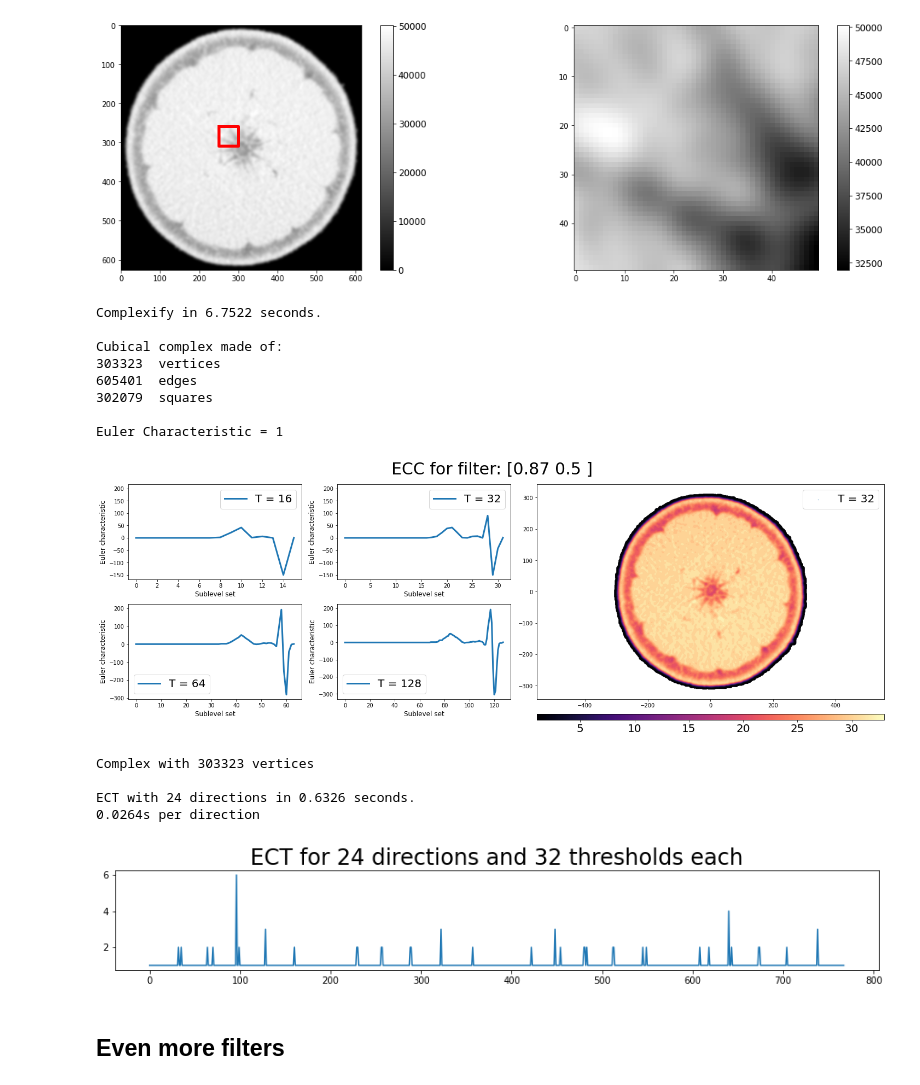
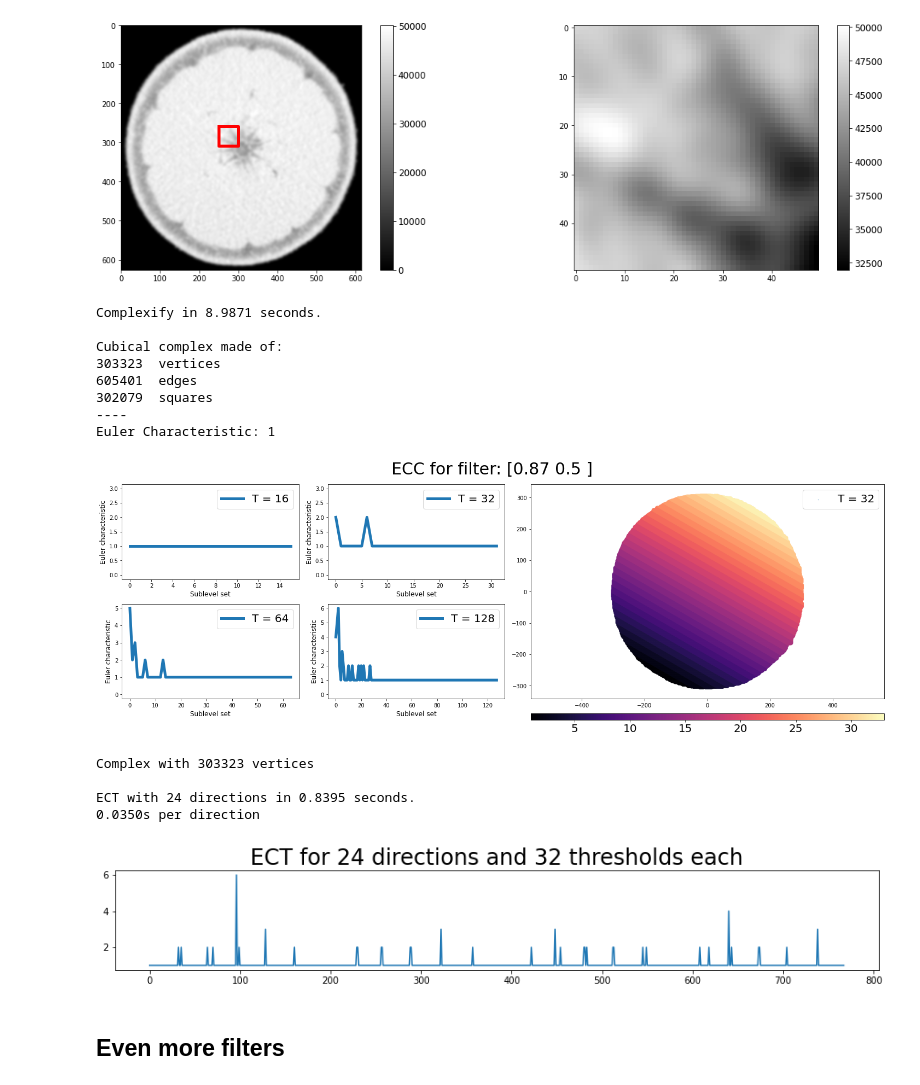
Before and after one commit to amezqui3/demeter, a Jupyter notebook: tutorial/glbio2021_quantify_the_shape_in_biology.ipynb, the cells around one changed output. Cells and saved outputs as stored; diff of their text form; code cells hidden in the pictures.

```diff
--- a/tutorial/glbio2021_quantify_the_shape_in_biology.ipynb
+++ b/tutorial/glbio2021_quantify_the_shape_in_biology.ipynb
@@ -449,4 +338,5 @@ array([[ 1.00000000e+00,  0.00000000e+00],
 # %%
+circle_dirs = dirs.regular_directions(24, dims=leaf.ndim)
 plt.figure(figsize=(6,6))
 plt.axhline(0, color='red')
 plt.axvline(0, color='red')
@@ -513,15 +405,11 @@ plot_ecc_filtration(leaf_coords, LCells, heights, T, title=np.around(direction,2
 # %% [markdown]
 # Step 5: Concatenate to get the Euler Characteristic Transform (ECT)
 # %%
-eq_angles = np.linspace(0, 2*np.pi, num=24, endpoint=False)
-circle_dirs = np.column_stack((np.cos(eq_angles), np.sin(eq_angles)))
-
 t = 32
-
 tic = time.perf_counter()
-ect = brew.ECT(leaf_coords, LCells, circle_dirs, T=t)
+ect = leaf.ECT(circle_dirs, T=t)
 toc = time.perf_counter()
-print("Complex with {} vertices\n".format(len(leaf_coords)))
+print("Complex with {} vertices\n".format(len(leaf.cells[0])))
 print("ECT with {} directions in {:.4f} seconds.\n{:.4f}s per direction".format(len(circle_dirs), toc-tic, (toc-tic)/len(circle_dirs)))
 
 plt.figure(figsize=(15,2))
@@ -614,15 +496,15 @@ ECT with 128 directions in 1.6234 seconds.
 # %% [markdown]
 # Not limited to just directional filters
 # %%
-orange_file = '../data/tiffs/orange_blur.tif'
-orange = tf.imread(orange_file)
+orange_file = '../example_data/orange_blur.tif'
+orange_img = tf.imread(orange_file)
 
 fig, ax = plt.subplots(1,2,figsize=(20,6))
-show = ax[0].imshow(orange, cmap='gray');
+show = ax[0].imshow(orange_img, cmap='gray');
 cbar = plt.colorbar(show, ax=ax[0])
 cbar.ax.tick_params(labelsize=12)
 ax[0].plot([250,250,300,300,250], [260,310,310,260,260], c='red', lw=4)
-show = ax[1].imshow(orange[260:310, 250:300], cmap='gray');
+show = ax[1].imshow(orange_img[260:310, 250:300], cmap='gray');
 cbar = plt.colorbar(show, ax=ax[1], orientation='vertical');
 cbar.ax.tick_params(labelsize=12);
 # %% [output]
@@ -630,22 +512,17 @@ Shaped series: series shape does not match page shape
 [figure]
 # %%
 tic = time.perf_counter()
-OCells = brew.complexify(orange, center=True)
+orange = euler.CubicalComplex(orange_img).complexify()
 toc = time.perf_counter()
 
-cellnames = ['vertices', 'edges', 'squares', 'cubes', '4hypercubes']
 print("Complexify in {:.4f} seconds.\n\nCubical complex made of:".format(toc-tic))
-chi = 0
-for i in range(len(OCells)):
-    print('{}\t{}'.format(len(OCells[i]), cellnames[i]))
-    chi += (-1)**(i)*len(OCells[i])
-print('\nEuler Characteristic = {}'.format(chi))
+orange.summary();
 # %% [output]
-Complexify in 6.7522 seconds.
+Complexify in 8.9871 seconds.
 
 Cubical complex made of:
 303323  vertices
 605401  edges
 302079  squares
-
-Euler Characteristic = 1
+----
+Euler Characteristic: 1
@@ -654,25 +529,22 @@ orange_coords = OCells[0]
 # %%
 T = [16, 32, 64, 128, 256, 512]
 i = 2
 direction = circle_dirs[i, :]
-#heights = np.sum(orange_coords*direction, axis=1)
-heights = orange[orange > 0]
+heights = np.sum(orange.cells[0]*direction, axis=1)
+#heights = orange.img[orange.img > 0]
 title=np.around(direction,2)
 
-#ylim = (0,3)
-ylim = (0,200)
-plot_ecc_filtration(orange_coords, OCells, heights, T, title=title, ylim=ylim)
+ylim = (0,3)
+#ylim = (0,200)
+plot_ecc_filtration(orange, heights, T, title=title, ylim=ylim)
 # %% [output]
-[figure, old version]
+[figure, new version]
 # %%
-eq_angles = np.linspace(0, 2*np.pi, num=24, endpoint=False)
-circle_dirs = np.column_stack((np.cos(eq_angles), np.sin(eq_angles)))
-
 t = 32
 tic = time.perf_counter()
-ect = brew.ECT(orange_coords, OCells, circle_dirs, T=t)
+ect = orange.ECT(circle_dirs, T=t)
 toc = time.perf_counter()
-print("Complex with {} vertices\n".format(len(orange_coords)))
+print("Complex with {} vertices\n".format(len(orange.cells[0])))
 print("ECT with {} directions in {:.4f} seconds.\n{:.4f}s per direction".format(len(circle_dirs), toc-tic, (toc-tic)/len(circle_dirs)))
 
 plt.figure(figsize=(15,2))
@@ -681,8 +553,8 @@ plt.title('ECT for {} directions and {} thresholds each'.format(len(circle_dirs)
 # %% [output]
 Complex with 303323 vertices
 
-ECT with 24 directions in 0.6326 seconds.
-0.0264s per direction
+ECT with 24 directions in 0.8395 seconds.
+0.0350s per direction
 [figure]
 # %% [markdown]
 ## Even more filters
```
Also changed, not shown: parts of 40 cells of this notebook, 1 other file.
